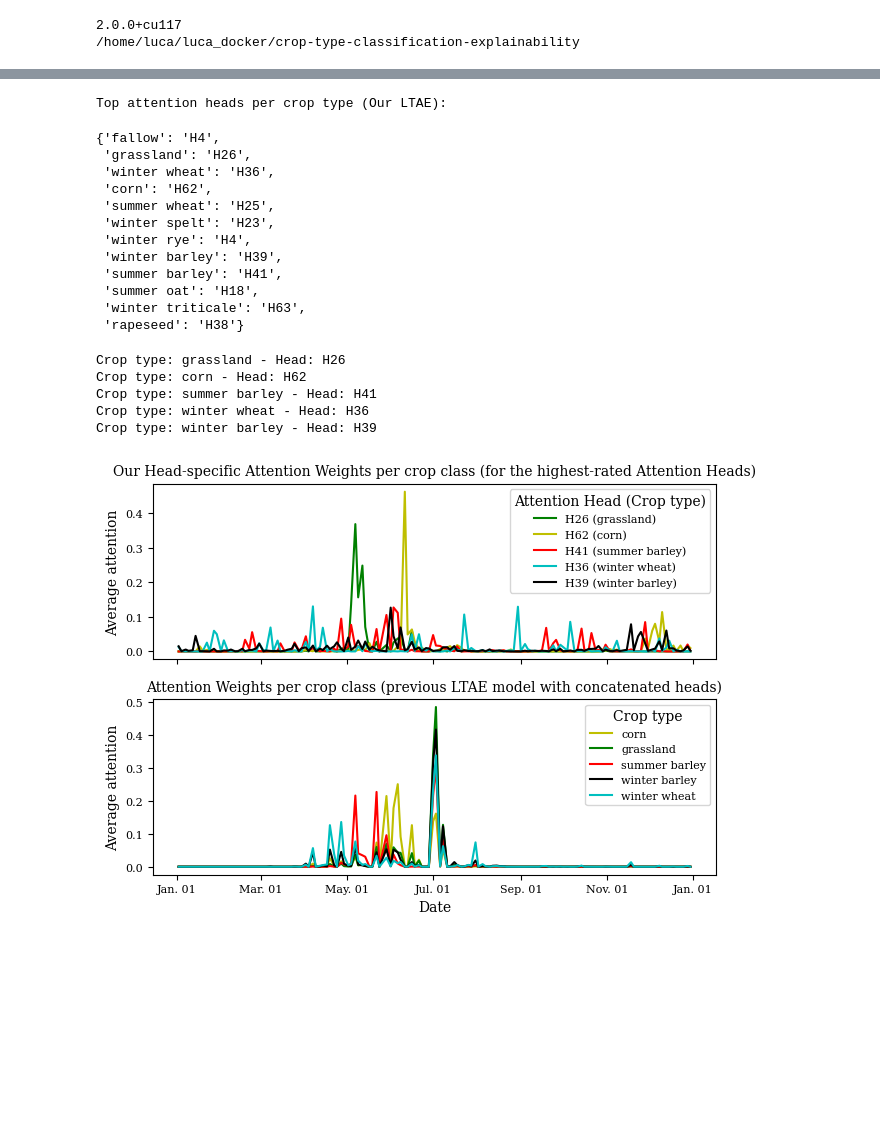
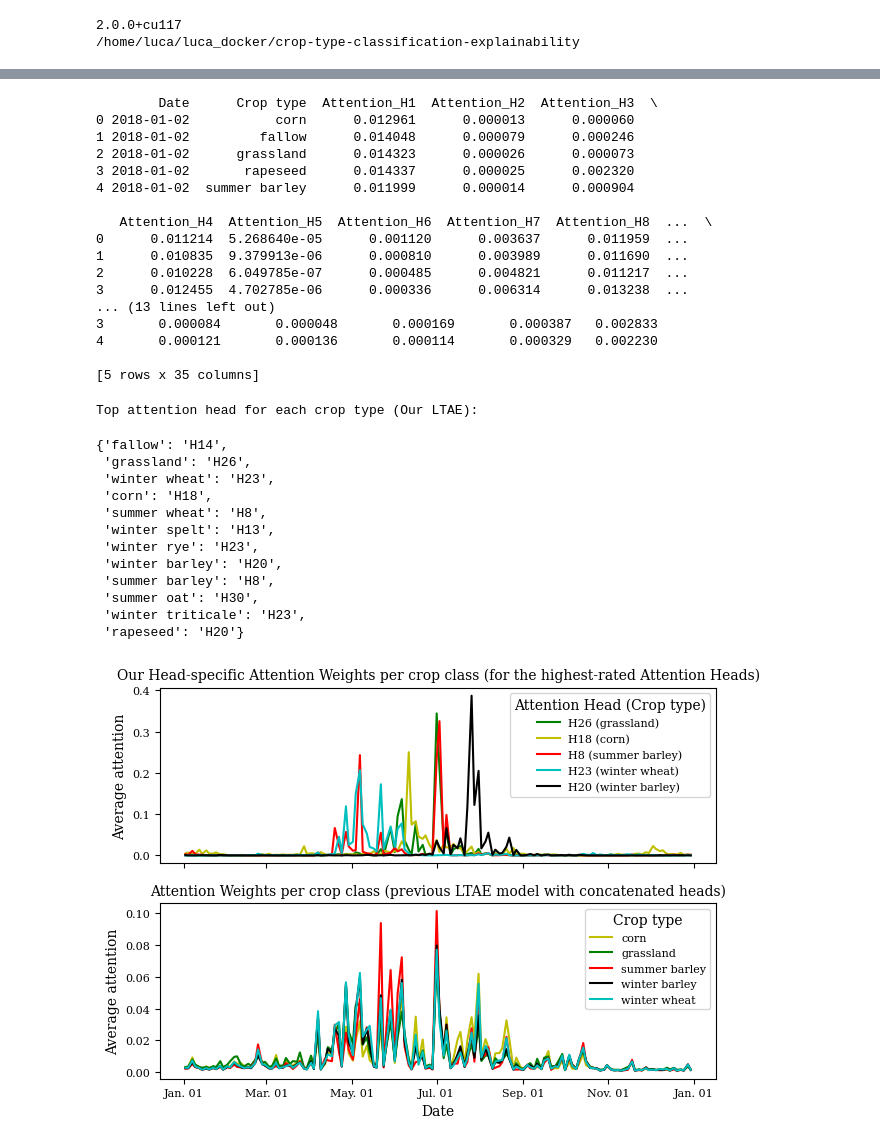
Before and after one commit to IvicaObadic/crop-type-classification-explainability, a Jupyter notebook: notebooks/compare_ltaes.ipynb, the cells around one changed output, grey strips where cells are left out. Drawn from its saved outputs; the diff is of its cells as text; code cells hidden in the pictures; blank space fills up the shorter version.

```diff
--- a/notebooks/compare_ltaes.ipynb
+++ b/notebooks/compare_ltaes.ipynb
@@ -23,15 +23,16 @@ from explainability_analysis.crop_spectral_signature_analysis import *
 from explainability_analysis.visualization_functions import *
 from explainability_analysis.visualization_constants import *
 
-figure_results_path = "/home/luca/luca_docker/results/crop-type-classification-explainability/plots/attn_weights_patterns"
-base_model_path = "/home/luca/luca_docker/results/crop-type-classification-explainability/paper"
+figure_results_path = "/home/luca/luca_docker/results/figures"
+base_model_path = "/home/luca/luca_docker/results/crop-type-classification-explainability"#/paper"
 
 
 dataset = 'BavarianCrops' # BavarianCrops
 encoder = 'ltae'
 loss_fn = 'rmse/'
 alpha = 1.0
-timestamps = ['1748960364', '1746782583']  # Concat (original LTAE), Non-concat (our LTAE)
+# timestamps = ['1748960364', '1746782583']  # Concat (original LTAE), Non-concat (our LTAE)
+timestamps = ['1767620853', '1767026467']  # Concat (original LTAE), Non-concat (our LTAE)
 # %% [output]
 2.0.0+cu117
 /home/luca/luca_docker/crop-type-classification-explainability
@@ -57,7 +58,7 @@ plt.rcParams.update(tex_fonts_false)
 if dataset == 'BavarianCrops':
     num_classes = 12
     emb_dim = 512
-    num_heads = 64
+    num_heads = 32
     target_classes = ["grassland","corn", "summer barley", "winter wheat", "winter barley"]
 elif dataset == 'DENETHOR':
     num_classes = 9
@@ -68,9 +69,13 @@ elif dataset == 'DENETHOR':
 
 attention_head_columns = [f'Attention_H{k+1}' for k in range(num_heads)]
 
-temporal_attn_weights, temporal_attn_date_class_avg, avg_attention_per_obs_acq_date = get_attn_weights_patterns(base_model_path, "all_dates", timestamps[1], emb_dim, num_heads, encoder, alpha, target_classes=None, dataset=dataset, concatenate_heads=False) # bias=True - 1726567787
-temporal_attn_weights_concat, temporal_attn_date_class_avg_concat, avg_attention_per_obs_acq_date_concat = get_attn_weights_patterns(base_model_path, "all_dates", timestamps[0], emb_dim, num_heads, encoder, alpha, target_classes=None, dataset=dataset, concatenate_heads=True) # bias=True - 1726567787
+temporal_attn_weights, temporal_attn_date_class_avg, avg_attention_per_obs_acq_date = get_attn_weights_patterns(base_model_path, "all_dates", timestamps[1], emb_dim, num_heads, 'True', target_classes=None, dataset=dataset, concatenate_heads=False) # bias=True - 1726567787
+temporal_attn_weights_concat, temporal_attn_date_class_avg_concat, avg_attention_per_obs_acq_date_concat = get_attn_weights_patterns(base_model_path, "all_dates", timestamps[0], emb_dim, num_heads, 'False', target_classes=None, dataset=dataset, concatenate_heads=True) # bias=True - 1726567787
+print(temporal_attn_weights_concat.head())
+print(temporal_attn_date_class_avg_concat.head())
+print(avg_attention_per_obs_acq_date_concat.head())
+
 # attn_vars = temporal_attn_weights.groupby(["Crop type", "Date"]).std(numeric_only=True).fillna(0).reset_index()
 
-weights_outlinear_per_weight = get_out_weigths_per_attention(base_model_path, "all_dates", timestamps[1], emb_dim, num_heads, encoder, alpha, dataset=dataset)
+weights_outlinear_per_weight = get_out_weigths_per_attention(base_model_path, "all_dates", timestamps[1], emb_dim, num_heads, 'True', dataset=dataset)
 # %% [output]
@@ -83,3 +99,24 @@ loading model from /home/luca/luca_docker/results/crop-type-classification-expla
+# %%
+temporal_attn_date_class_avg_concat['Heads_avg'] = temporal_attn_date_class_avg_concat[attention_head_columns].mean(axis=1)
+print(temporal_attn_date_class_avg_concat.head())
+# %% [output]
+        Date      Crop type  Attention_H1  Attention_H2  Attention_H3  \
+0 2018-01-02           corn      0.012961      0.000013      0.000060
+1 2018-01-02         fallow      0.014048      0.000079      0.000246
+2 2018-01-02      grassland      0.014323      0.000026      0.000073
+3 2018-01-02       rapeseed      0.014337      0.000025      0.002320
+4 2018-01-02  summer barley      0.011999      0.000014      0.000904
+
+   Attention_H4  Attention_H5  Attention_H6  Attention_H7  Attention_H8  ...  \
+0      0.011214  5.268640e-05      0.001120      0.003637      0.011959  ...
+1      0.010835  9.379913e-06      0.000810      0.003989      0.011690  ...
+2      0.010228  6.049785e-07      0.000485      0.004821      0.011217  ...
+3      0.012455  4.702785e-06      0.000336      0.006314      0.013238  ...
+... (13 lines left out)
+3       0.000084       0.000048       0.000169       0.000387   0.002833
+4       0.000121       0.000136       0.000114       0.000329   0.002230
+
+[5 rows x 35 columns]
 # %%
 # For our LTAE model: for each crop, extract the highest weighted attention:
 
@@ -103,19 +140,19 @@ for crop_type in class_weights_melted['Crop type'].unique():
 print("Top attention head for each crop type (Our LTAE):")
 display(crop_top_heads)
 # %% [output]
-Top attention heads per crop type (Our LTAE):
+Top attention head for each crop type (Our LTAE):
-{'fallow': 'H4',
+{'fallow': 'H14',
  'grassland': 'H26',
- 'winter wheat': 'H36',
- 'corn': 'H62',
- 'summer wheat': 'H25',
- 'winter spelt': 'H23',
- 'winter rye': 'H4',
- 'winter barley': 'H39',
- 'summer barley': 'H41',
- 'summer oat': 'H18',
- 'winter triticale': 'H63',
- 'rapeseed': 'H38'}
+ 'winter wheat': 'H23',
+ 'corn': 'H18',
+ 'summer wheat': 'H8',
+ 'winter spelt': 'H13',
+ 'winter rye': 'H23',
+ 'winter barley': 'H20',
+ 'summer barley': 'H8',
+ 'summer oat': 'H30',
+ 'winter triticale': 'H23',
+ 'rapeseed': 'H20'}
 # %%
 # Teaser figure
 
@@ -123,38 +160,33 @@ CROP_TYPE_COLOR_MAPPING = {"grassland":"g", "corn": "y", "summer barley": "r", "
 
 # head_select = 'H18'
 
 fig, axs = plt.subplots(2, 1, sharex=True)
 
 # 1st subplot: our LTAE, crop-specific heads
 for crop_type in target_classes:
     head_select = crop_top_heads[crop_type]
     attn_weights = temporal_attn_date_class_avg[temporal_attn_date_class_avg['Crop type'] == crop_type][['Date', 'Attention_'+head_select]].sort_values(by=['Date'])
     sns.lineplot(data=attn_weights, ax=axs[0], x="Date", y='Attention_'+head_select, label=f'{head_select} ({crop_type})', color=CROP_TYPE_COLOR_MAPPING[crop_type])
 
 axs[0].legend(title='Attention Head (Crop type)')#, bbox_to_anchor=(1.05, 1), loc='upper left')
 axs[0].set_ylabel('Average attention')
 axs[0].set_title('Our Head-specific Attention Weights per crop class (for the highest-rated Attention Heads)')
 axs[0].xaxis.set_major_formatter(DATE_FORMATTER)
 axs[0].set_xlabel('Date')
 
 # attn_data = temporal_attn_date_class_avg[temporal_attn_date_class_avg['Crop type'].isin(target_classes)][['Crop type', 'Date', 'Attention_'+head_select]]#.sort_values(by=['Crop type', 'Date'])
 # sns.lineplot(data=attn_data, ax=axs[0], x="Date", y='Attention_'+head_select, hue="Crop type", palette=CROP_TYPE_COLOR_MAPPING, legend=True)
 
-attn_data_ = temporal_attn_date_class_avg_concat[temporal_attn_date_class_avg_concat['Crop type'].isin(target_classes)][['Crop type', 'Date', 'Attention_H1']]#.sort_values(by=['Crop type', 'Date'])
-sns.lineplot(data=attn_data_, ax=axs[1], x="Date", y='Attention_H1', hue="Crop type", palette=CROP_TYPE_COLOR_MAPPING, legend=True)
+attn_data_ = temporal_attn_date_class_avg_concat[temporal_attn_date_class_avg_concat['Crop type'].isin(target_classes)][['Crop type', 'Date', 'Heads_avg']]#.sort_values(by=['Crop type', 'Date'])
+sns.lineplot(data=attn_data_, ax=axs[1], x="Date", y='Heads_avg', hue="Crop type", palette=CROP_TYPE_COLOR_MAPPING, legend=True)
 
 axs[1].set_ylabel('Average attention')
 axs[1].xaxis.set_major_formatter(DATE_FORMATTER)
 # axes[-1].tick_params(axis='x', rotation=45)
 axs[1].set_xlabel('Date')
 axs[1].set_title('Attention Weights per crop class (previous LTAE model with concatenated heads)')
 # plt.suptitle('Average Attention Weights for crop-general heads')
 plt.tight_layout()
 plt.show()
 # %% [output]
-Crop type: grassland - Head: H26
-Crop type: corn - Head: H62
-Crop type: summer barley - Head: H41
-Crop type: winter wheat - Head: H36
-Crop type: winter barley - Head: H39
-[figure, old version]
+[figure, new version]
```
Also changed, not shown: parts of 2 cells of this notebook, 14 other files.
